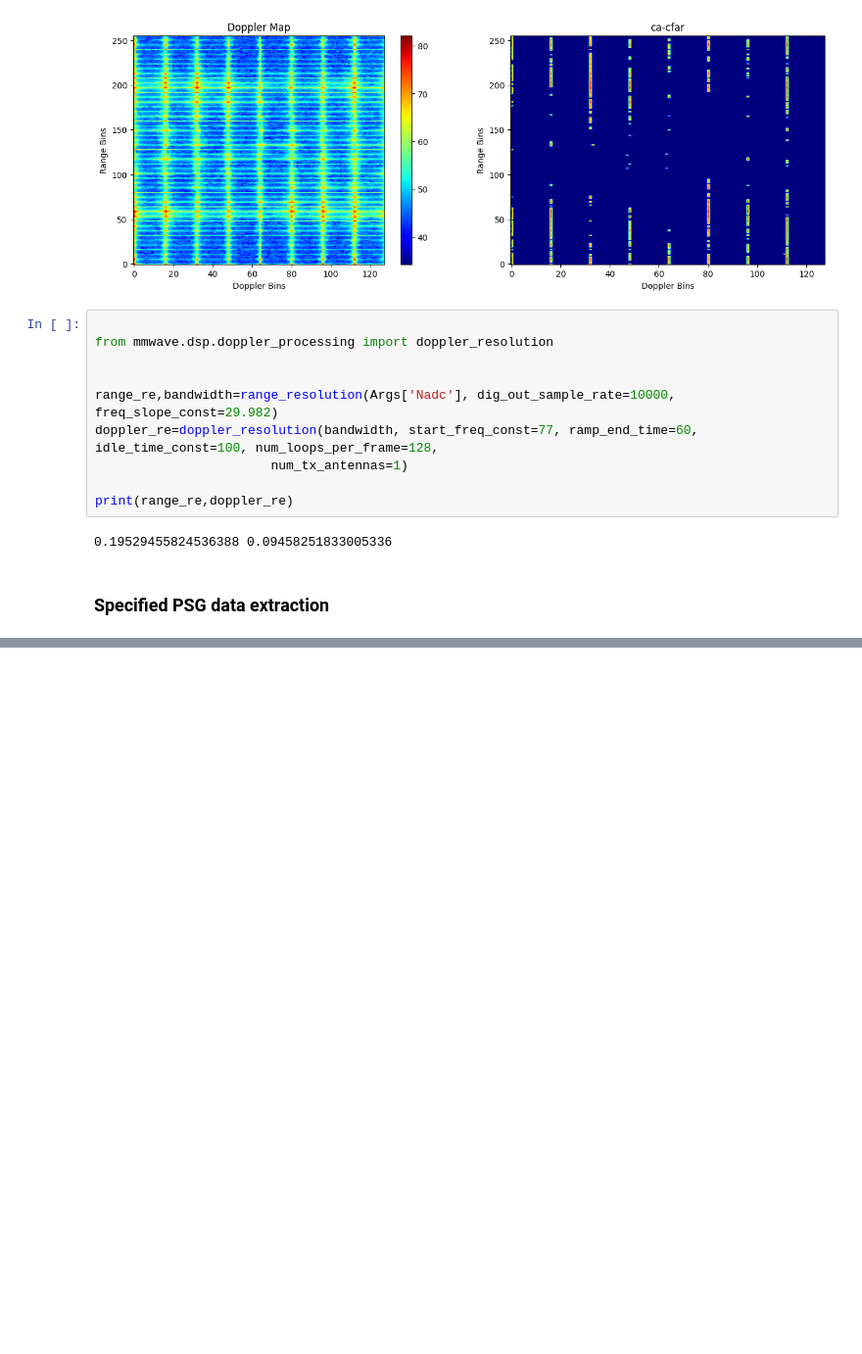
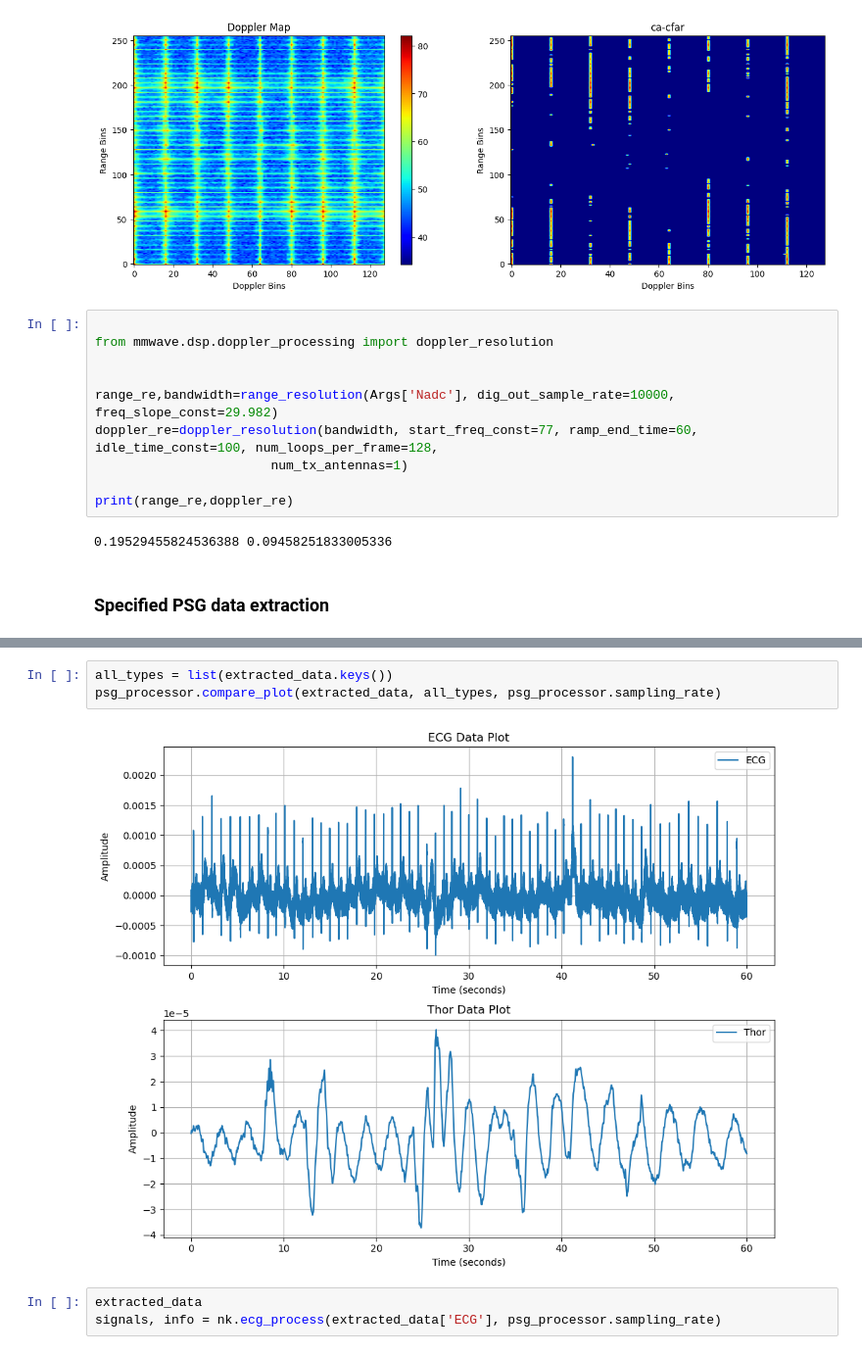
Before and after one commit to w-zzzz/SleepLab, a Jupyter notebook: align_radar_psg.ipynb, the cells around one changed output, grey strips where cells are left out. Shown at 98% size. Drawn from its saved outputs; the diff is of its cells as text; blank space fills up the shorter version.

```diff
--- a/align_radar_psg.ipynb
+++ b/align_radar_psg.ipynb
@@ -474,0 +702,8 @@ Reading 0 ... 1784831  =      0.000 ...  6971.996 secs...
+# %%
+all_types = list(extracted_data.keys())
+psg_processor.compare_plot(extracted_data, all_types, psg_processor.sampling_rate)
+# %% [output]
+[figure, added]
+# %%
+extracted_data
+signals, info = nk.ecg_process(extracted_data['ECG'], psg_processor.sampling_rate)
```
Also changed, not shown: parts of 11 cells of this notebook.
